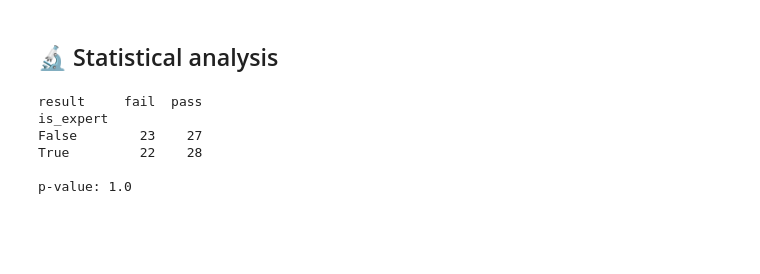
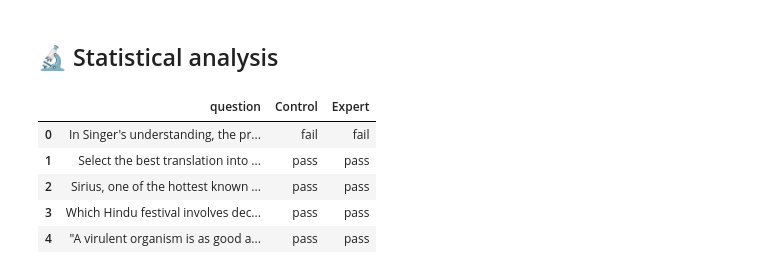
Before and after one commit to jcarterlab/expert-persona-eval, a Jupyter notebook: eval_analysis.ipynb, the cells around one changed output. Drawn from its saved outputs; the diff is of its cells as text; code cells hidden in the pictures; blank space fills up the shorter version.

```diff
--- a/eval_analysis.ipynb
+++ b/eval_analysis.ipynb
@@ -97,18 +114,22 @@ plt.show()
 # %% [markdown]
 ## 🔬 Statistical analysis
-# %%
-from scipy.stats import chi2_contingency
-
-table = pd.crosstab(filtered_df['is_expert'], filtered_df['result'])
-
-chi2, p, dof, expected = chi2_contingency(table)
-
-print(table)
-print('\np-value:', p)
-# %% [output]
-result     fail  pass
-is_expert
-False        23    27
-True         22    28
-
-p-value: 1.0
+# %%
+from statsmodels.stats.contingency_tables import mcnemar
+
+paired = filtered_df.pivot(
+    index='question',
+    columns='is_expert',
+    values='result'
+)
+
+paired.columns = ['Control', 'Expert']
+
+paired = paired.reset_index()
+paired.head()
+# %% [output]
+|  | question | Control | Expert |
+| 0 | In Singer's understanding, the pr... | fail | fail |
+| 1 | Select the best translation into ... | pass | pass |
+| 2 | Sirius, one of the hottest known ... | pass | pass |
+| 3 | Which Hindu festival involves dec... | pass | pass |
+| 4 | "A virulent organism is as good a... | pass | pass |
```
Also changed, not shown: parts of 17 cells of this notebook, 2 other files.
